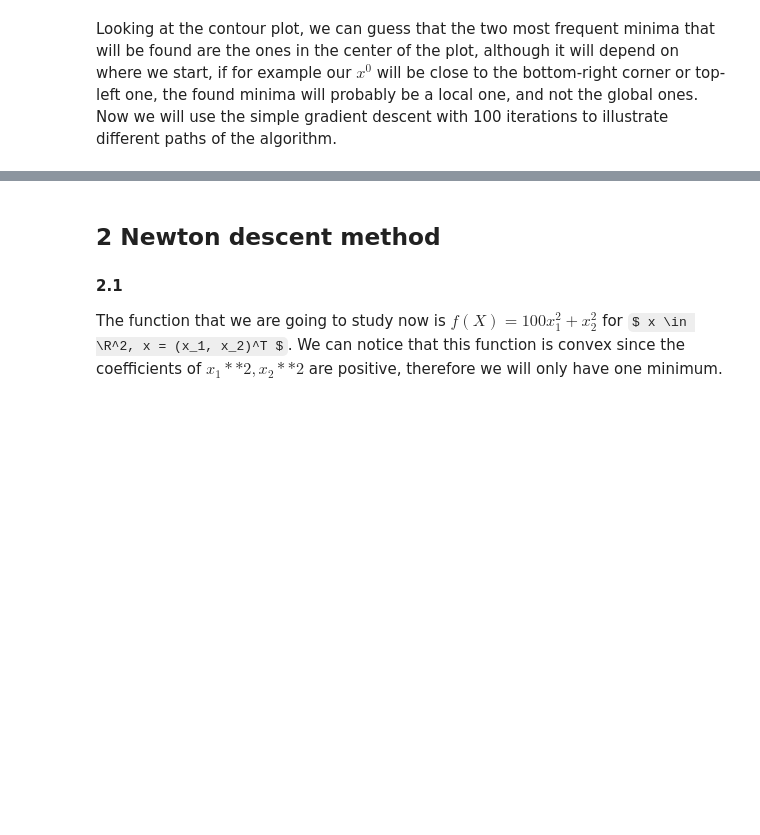
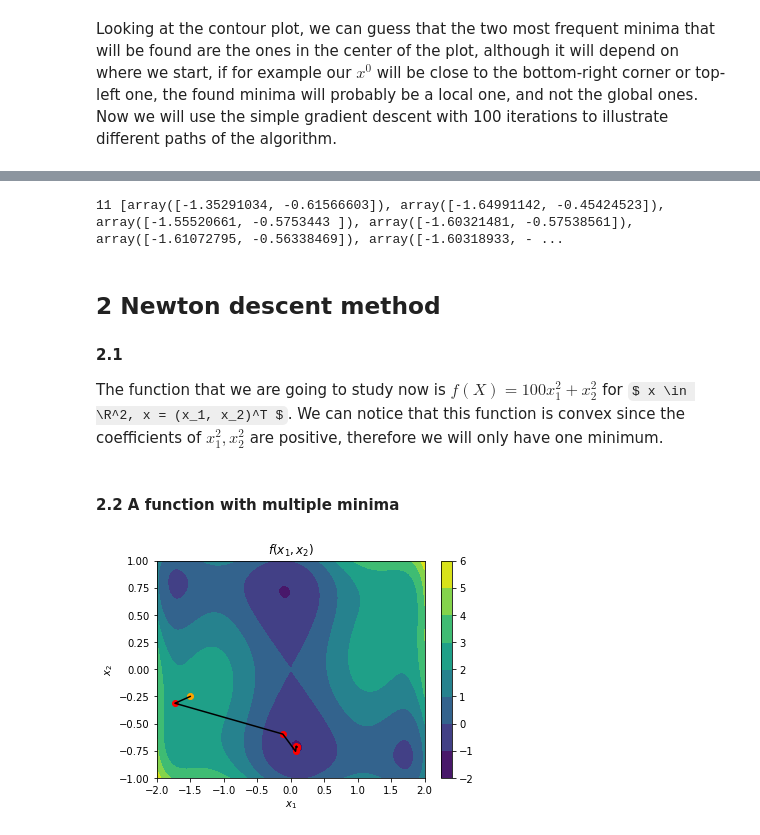
Before and after one commit to Edward484/OptimizationClassUB, a Jupyter notebook: project2/pract2.ipynb, the cells around one changed output, grey strips where cells are left out. Drawn from its saved outputs; the diff is of its cells as text; code cells hidden in the pictures; some formulas as TeX source; blank space fills up the shorter version.

```diff
--- a/project2/pract2.ipynb
+++ b/project2/pract2.ipynb
@@ -247,6 +227,64 @@ plt.show()
+# %%
+import numpy as np
+def function(x):
+  return x[0]**2 * (4 - 2.1 * x[0]**2 + (1/3 * x[0]**4)) + x[0] * x[1] + x[1]**2 * (-1 * 4 + 4 * x[1]**2)
+
+def gradf(fxy):
+    return np.array([8*fxy[0]-8.4*fxy[0]**3+2*fxy[0]**5+fxy[1], fxy[0]-8*fxy[1]+16*fxy[1]**3])
+
+def back_prop(x, points,alpha = 1):
+    if function(x-alpha *gradf(x)) < function(x):
+        points.append(x)
+        x = x-alpha *gradf(x)
+        if np.sqrt(gradf(x)[0]**2+gradf(x)[1]**2) < 0.0001:
+            points.append(x)
+            return [len(points)-1, points]
+        else:
+            res = back_prop(x, points, 1)
+    else:
+        alpha = alpha / 2
+        res = back_prop(x, points,alpha)
+    return res
+
+itera, points = back_prop(np.array([np.random.uniform(-2, 2),np.random.uniform(-1, 1)]), [])
+print(itera, points)
+# %% [output]
+11 [array([-1.35291034, -0.61566603]), array([-1.64991142, -0.45424523]), array([-1.55520661, -0.5753443 ]), array([-1.60321481, -0.57538561]), array([-1.61072795, -0.56338469]), array([-1.60318933, - ...
 # %% [markdown]
 ## 2 Newton descent method
 
 
 #### 2.1
-The function that we are going to study now is $ f(X) = 100x_1^2 +x_2^2 $ for $ x \in \R^2, x = (x_1, x_2)^T $. We can notice that this function is convex since the coefficients of $ x_1**2, x_2**2 $ are positive, therefore we will only have one minimum.
+The function that we are going to study now is $ f(X) = 100x_1^2 +x_2^2 $ for $ x \in \R^2, x = (x_1, x_2)^T $. We can notice that this function is convex since the coefficients of $ x_1^2, x_2^2 $ are positive, therefore we will only have one minimum.
+# %% [markdown]
+#### 2.2 A function with multiple minima
+# %%
+itera, points = back_prop(np.array([-1.5,-0.25]), [])
+
+# Countour plot of fC(x)
+x1 = np.linspace(-2, 2, 100)
+x2 = np.linspace(-1, 1, 100)
+x1, x2 = np.meshgrid(x1, x2)
+Z = x1**2 * (4 - 2.1 * x1**2 + (1/3 * x1**4)) + x1 * x2 + x2**2 * (-1 * 4 + 4 * x2**2)
+fig,ax=plt.subplots(1,1)
+cp = ax.contourf(x1, x2, Z)
+fig.colorbar(cp)
+ax.set_title('$f(x_1,x_2)$')
+ax.set_xlabel('$x_1$')
+ax.set_ylabel('$x_2$')
+
+
+lines_x = [points[x][0] for x in range(len(points))]
+lines_y = [points[x][1] for x in range(len(points))]
+plt.plot(lines_x, lines_y, 'black', linestyle="-")
+for i in range(len(points)):
+    if i == 0:
+        plt.scatter(points[i][0], points[i][1], color='orange')
+        plt.plot()
+    else:
+        plt.scatter(points[i][0], points[i][1], color='r')
+plt.show()
+
+# As extra, try stocastic gradient descent.
+# %% [output]
+[figure, added]
```
Also changed, not shown: parts of 21 cells of this notebook.
